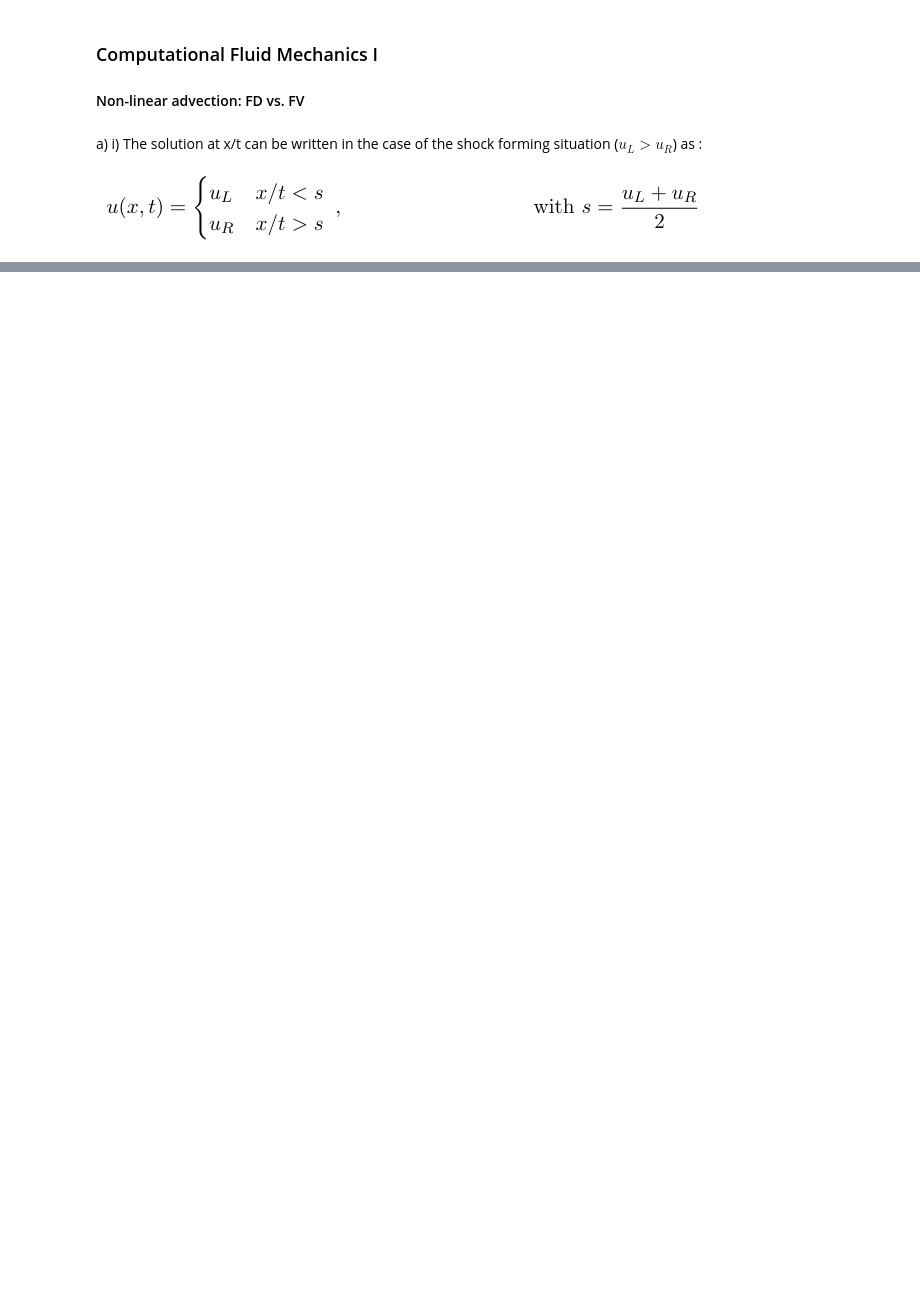
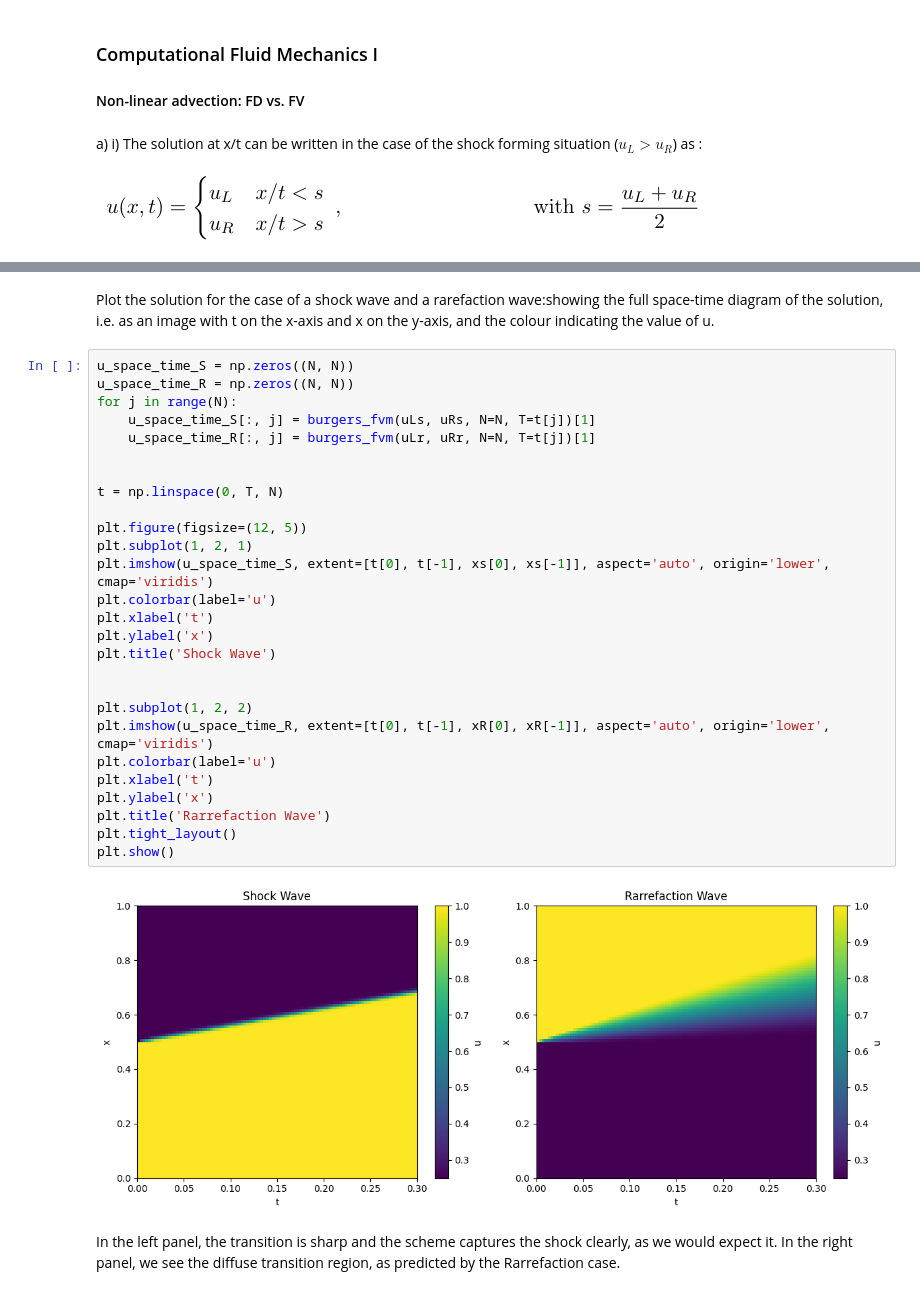
Before and after one commit to ShannonS00/Computational-Astrophysics, a Jupyter notebook: Worksheet_8/Worksheet_8_G22.ipynb, the cells around one changed output, grey strips where cells are left out. Saved outputs shown, nothing was run; the diff lists cells and outputs as text; blank space fills up the shorter version.

```diff
--- a/Worksheet_8/Worksheet_8_G22.ipynb
+++ b/Worksheet_8/Worksheet_8_G22.ipynb
@@ -9,0 +186,34 @@ a) i) The solution at x/t can be written in the case of the shock forming situat
+# %% [markdown]
+ Plot the solution for the case of a shock wave and a rarefaction wave:showing the full space-time diagram of the solution, i.e. as an image with t on the x-axis and x on the y-axis, and the colour indicating the value of u.
+# %%
+u_space_time_S = np.zeros((N, N))
+u_space_time_R = np.zeros((N, N))
+for j in range(N):
+    u_space_time_S[:, j] = burgers_fvm(uLs, uRs, N=N, T=t[j])[1]
+    u_space_time_R[:, j] = burgers_fvm(uLr, uRr, N=N, T=t[j])[1]
+
+
+t = np.linspace(0, T, N)
+
+plt.figure(figsize=(12, 5))
+plt.subplot(1, 2, 1)
+plt.imshow(u_space_time_S, extent=[t[0], t[-1], xs[0], xs[-1]], aspect='auto', origin='lower', cmap='viridis')
+plt.colorbar(label='u')
+plt.xlabel('t')
+plt.ylabel('x')
+plt.title('Shock Wave')
+
+
+plt.subplot(1, 2, 2)
+plt.imshow(u_space_time_R, extent=[t[0], t[-1], xR[0], xR[-1]], aspect='auto', origin='lower', cmap='viridis')
+plt.colorbar(label='u')
+plt.xlabel('t')
+plt.ylabel('x')
+plt.title('Rarrefaction Wave')
+plt.tight_layout()
+plt.show()
+# %% [output]
+[figure, added]
+# %% [markdown]
+In the left panel, the transition is sharp and the scheme captures the shock clearly, as we would expect it.
+In the right panel, we see the diffuse transition region, as predicted by the Rarrefaction case.
```
Also changed, not shown: parts of 14 cells of this notebook.
